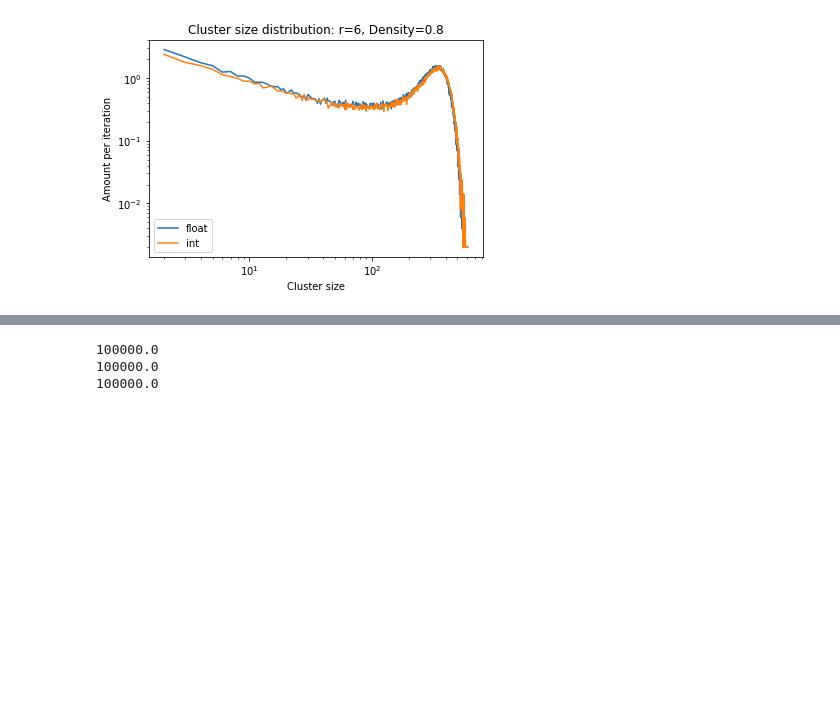
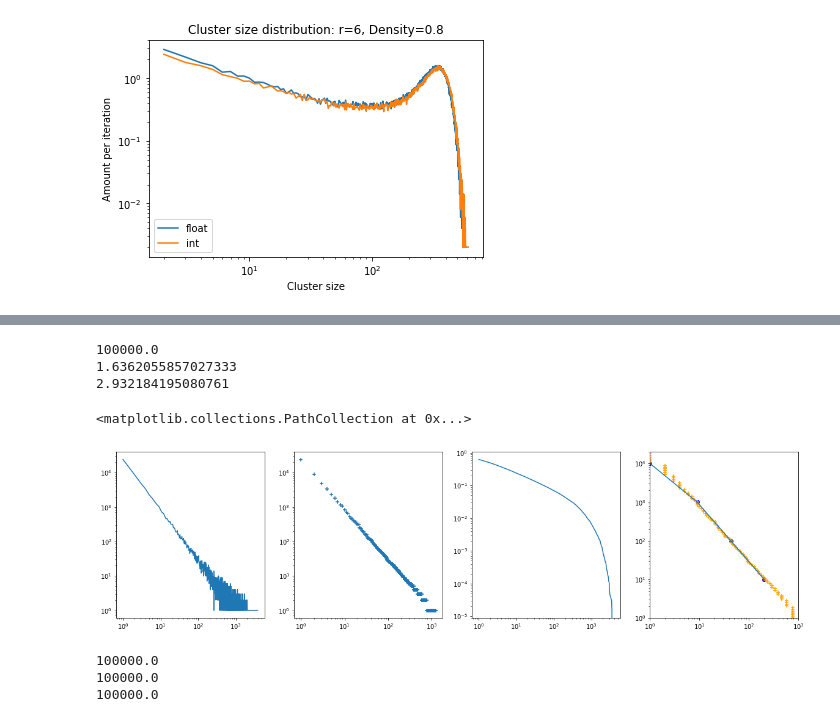
Before and after one commit to Sennevw/Masters-thesis, a Jupyter notebook: dataverwerking.ipynb, the cells around one changed output, grey strips where cells are left out. Saved outputs shown, nothing was run; the diff lists cells and outputs as text; code cells hidden in the pictures; blank space fills up the shorter version.

```diff
--- a/dataverwerking.ipynb
+++ b/dataverwerking.ipynb
@@ -185,9 +51,0 @@ False
-# %%
-r_list = [3, 5, 10, 20]
-for i in r_list:
-    size, amount = np.loadtxt("3D_r{}.000000_0.800000.txt".format(i), skiprows=1, unpack=True)
-    amount = amount[1:]
-    np.trim_zeros(amount)
-    size = size[1:]
-    plt.loglog(size, amount)
-plt.xlim(1, 10000)
@@ -197,6 +51,0 @@ plt.xlim(1, 10000)
-# %%
-size, amount = np.loadtxt("3D_r5.000000_0.800000.txt", skiprows=1, unpack=True)
-amount = amount[1:]
-size = size[1:]
-plt.loglog(size, amount)
-plt.xlim(1, 10000)
@@ -474,3 +249,58 @@ plt.loglog(size, amount, label="int")
+# %%
+fig, ax = plt.subplots(1, 4, figsize=(20, 5))
+size, amount = np.loadtxt("Pref_attach/False/r20_3D_tree_92500_0.100000_0.txt", skiprows=1, unpack=True)
+size = size[1:]
+amount = amount[1:]
+print(sum(size*amount)/25)
+ax[0].loglog(size, amount, label="int")
+print(alpha(amount, 1, 100))
+
+ccdf = np.sort(amount)[::-1]
+ranks = np.arange(1, len(ccdf)+1)
+
+ax[1].scatter(ranks, ccdf, marker='+')
+ax[1].set_xscale('log')
+ax[1].set_yscale('log')
+
+
+cdf = np.cumsum(amount)/sum(amount)
+ccdf = 1- cdf
+print(alpha(ccdf, 1, 100))
+ax[2].loglog(size, ccdf)
+
+plot_size = int(np.log10(100000 *1000)) # factor adds OOM to the plots
+plot_x = [0]*plot_size
+plot_y = [0]*plot_size
+plot_count = 0
+
+# print(sum(sim_space)) # check
+while plot_count < plot_size:
+    plot_power = (10**(plot_count+1))
+    plot_x[plot_count] = plot_power
+    plot_y[plot_count] = len([i for i in amount if i > plot_power])
+    plot_count+=1
+
+
+ax[3].plot(plot_y, plot_x)
+ax[3].scatter(plot_y, plot_x, color='blue', marker='o')
+ax[3].set_xscale('log')
+ax[3].set_yscale('log')
+ax[3].set_xlim(1, 10**3)
+ax[3].set_ylim(1, 2*10**4)
+
+plot_size = np.logspace(0, np.log10(max(amount)), 100)
+plot_x = [0]*len(plot_size)
+plot_y = [0]*len(plot_size)
+for i in range(len(plot_size)):
+    plot_x[i] = plot_size[i]
+    plot_y[i] = len([j for j in amount if j > plot_size[i]])
+ax[3].scatter(plot_y, plot_x, marker='+', color='orange')
+# %% [output]
+100000.0
+1.6362055857027333
+2.932184195080761
+<matplotlib.collections.PathCollection at 0x...>
+[figure, added]
 # %%
 size, amount = np.loadtxt("Pref_attach/True/r6_3D_tree_100000_0.800000_1.txt", skiprows=1, unpack=True)
 print(sum(amount*size)/3)
```
Also changed, not shown: parts of 11 cells of this notebook, 2 other files.
